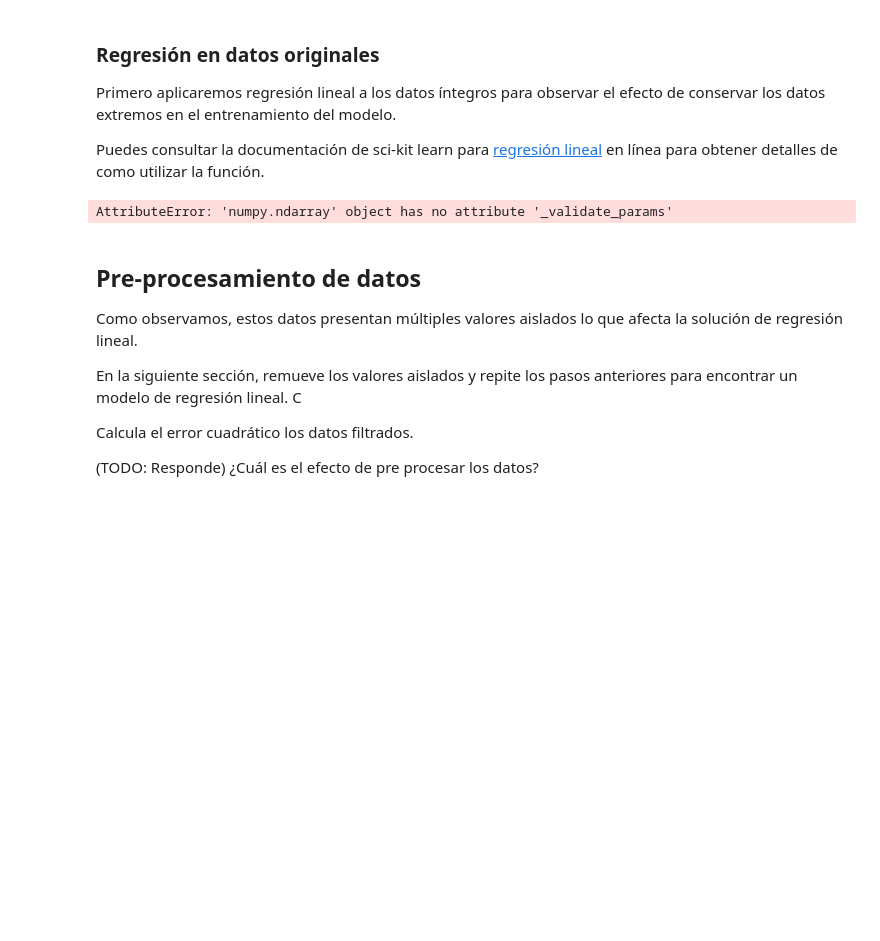
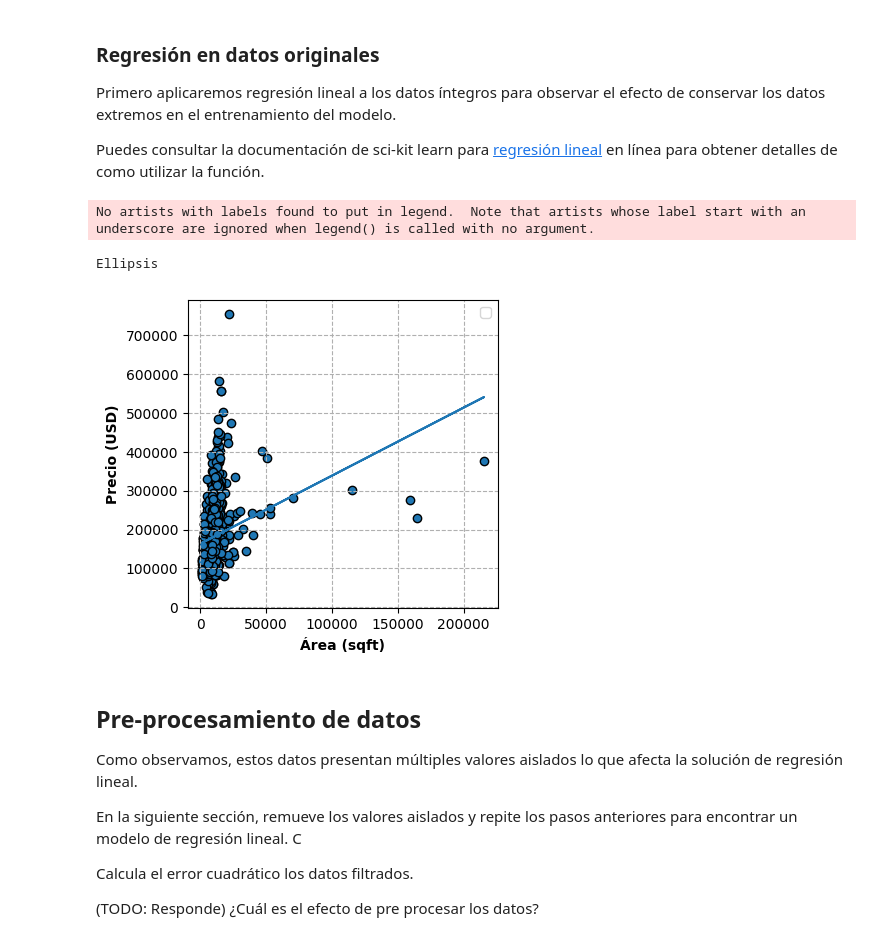
Before and after one commit to AndreNIH/ML23_GPT5, a Jupyter notebook: ml23/ejercicio_1_LinearReg/linear_regression.ipynb, the cells around one changed output. Saved outputs shown, nothing was run; the diff lists cells and outputs as text; code cells hidden in the pictures; blank space fills up the shorter version.

Commit message:
Avance de la clase 28/08

```diff
--- a/ml23/ejercicio_1_LinearReg/linear_regression.ipynb
+++ b/ml23/ejercicio_1_LinearReg/linear_regression.ipynb
@@ -199,22 +202,26 @@ Puedes consultar la documentación de sci-kit learn para  [regresión lineal](ht
 # %%
 from sklearn.linear_model import LinearRegression
 X = X.reshape(-1, 1)
 
 # TODO: Usas la funcion integrada de scikit learn para encontrar un modelo de regresión lineal que se ajuste a los datos de entrenamiento y obtén las predicciones
-Linea = LinearRegression.fit(X,y) #added
+modelo = LinearRegression() #instanciar clase
+modelo.fit(X,y) #calcula los pesos
+preds = modelo.predict(X)
 
 # Graficamos los datos originales
 fig, ax = plot_data(X, y)
 # TODO: Grafica la linea resultante sobre los datos originales
-ax.plot(...)
+ax.plot(X, preds)
 
 plt.legend()
 
 # TODO: calcula el error cuadrado promedio
-mean_error = ...
+mean_error = np.mean((y-preds)**2)
 print(mean_error)
 # %% [output]
-AttributeError: 'numpy.ndarray' object has no attribute '_validate_params'
+No artists with labels found to put in legend.  Note that artists whose label start with an underscore are ignored when legend() is called with no argument.
+Ellipsis
+[figure, added]
 # %% [markdown]
 ## Pre-procesamiento de datos
 Como observamos, estos datos presentan múltiples valores aislados lo que afecta la solución de regresión lineal.
```
Also changed, not shown: parts of 3 cells of this notebook.
